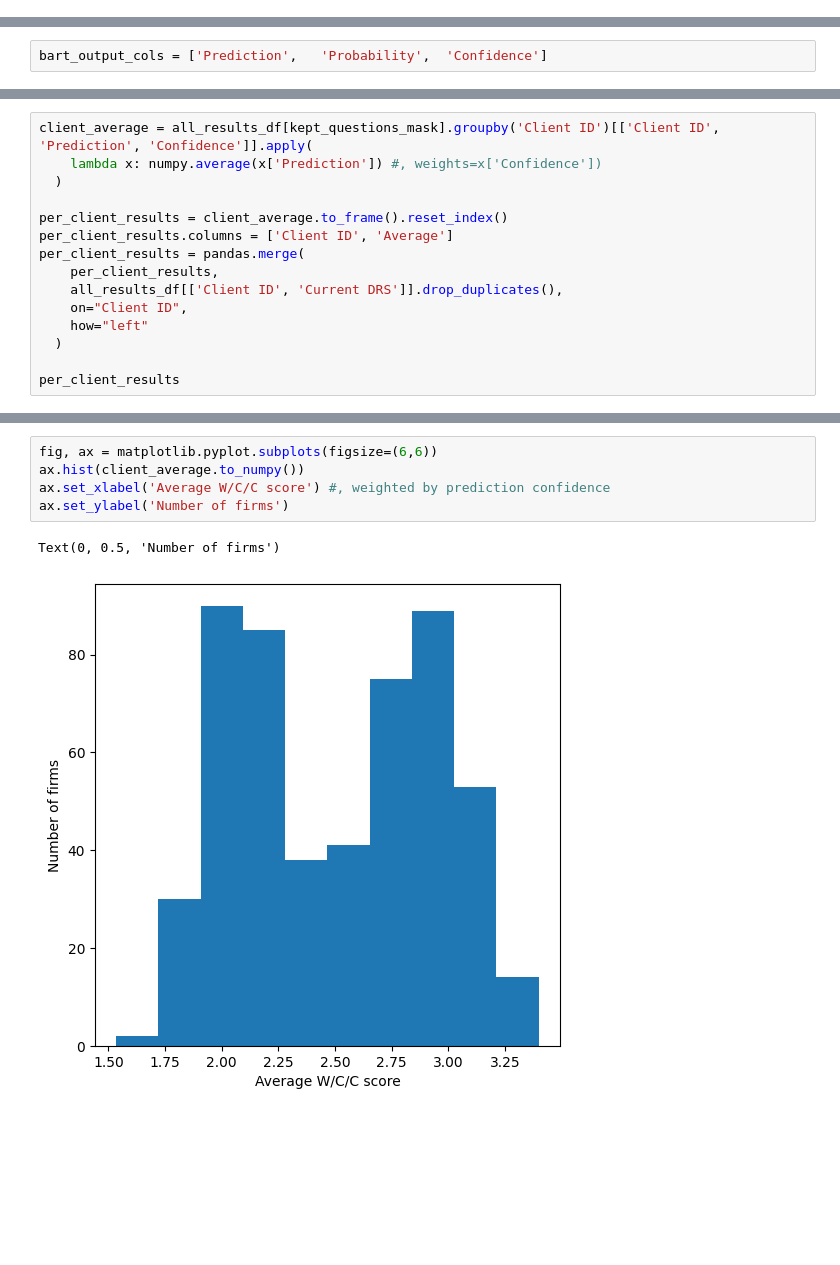
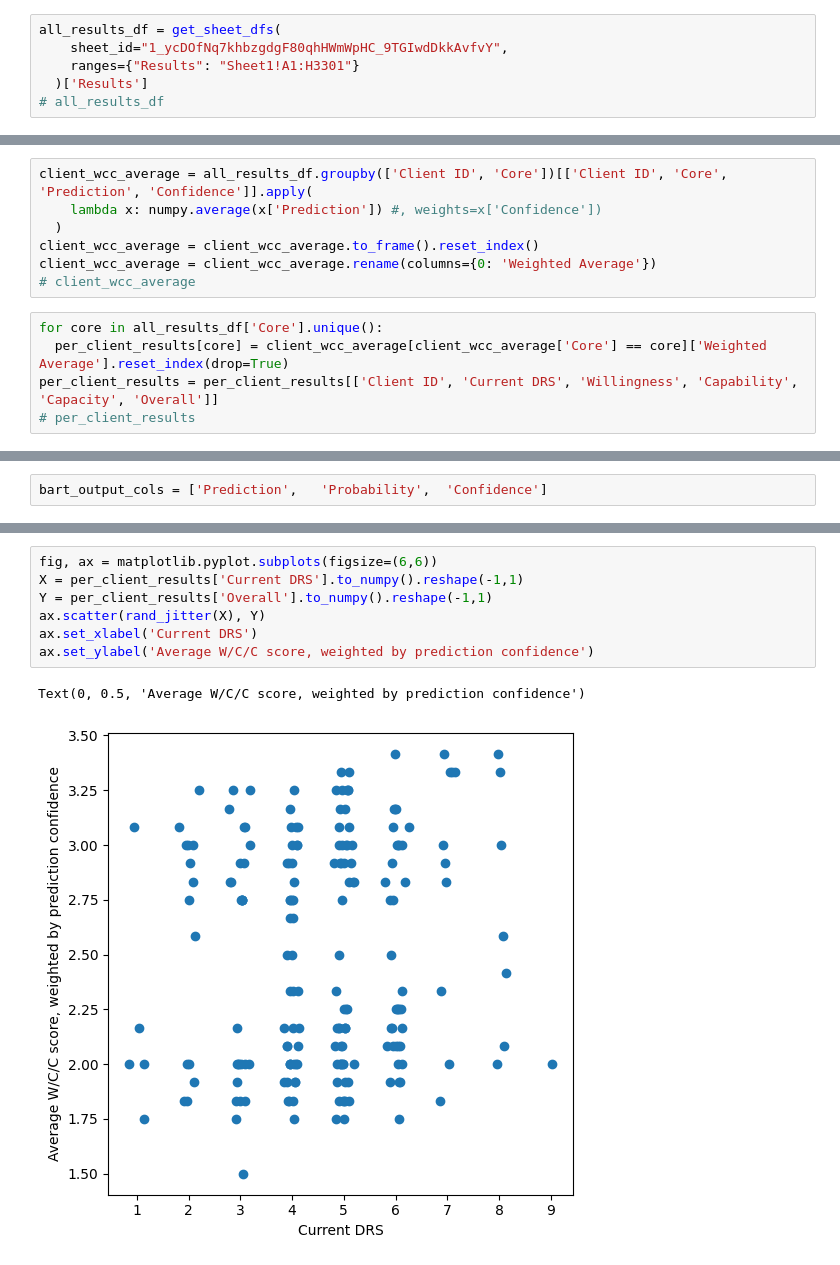
Before and after one commit to roughhawkbit/digi-inno-road-prod, a Jupyter notebook: analysis/Analyse_BART_zero_shot_results.ipynb, the cells around one changed output, grey strips where cells are left out. Saved outputs shown, nothing was run; the diff lists cells and outputs as text; blank space fills up the shorter version.

```diff
--- a/analysis/Analyse_BART_zero_shot_results.ipynb
+++ b/analysis/Analyse_BART_zero_shot_results.ipynb
@@ -155,0 +58,6 @@ kept_questions_mask = all_results_df['Client ID'].notna()
+# %%
+all_results_df = get_sheet_dfs(
+    sheet_id="1_ycDOfNq7khbzgdgF80qhHWmWpHC_9TGIwdDkkAvfvY",
+    ranges={"Results": "Sheet1!A1:H3301"}
+  )['Results']
+# all_results_df
@@ -155,0 +233,12 @@ kept_questions_mask = all_results_df['Client ID'].notna()
+# %%
+client_wcc_average = all_results_df.groupby(['Client ID', 'Core'])[['Client ID', 'Core', 'Prediction', 'Confidence']].apply(
+    lambda x: numpy.average(x['Prediction']) #, weights=x['Confidence'])
+  )
+client_wcc_average = client_wcc_average.to_frame().reset_index()
+client_wcc_average = client_wcc_average.rename(columns={0: 'Weighted Average'})
+# client_wcc_average
+# %%
+for core in all_results_df['Core'].unique():
+  per_client_results[core] = client_wcc_average[client_wcc_average['Core'] == core]['Weighted Average'].reset_index(drop=True)
+per_client_results = per_client_results[['Client ID', 'Current DRS', 'Willingness',	'Capability',	'Capacity', 'Overall']]
+# per_client_results
@@ -190,15 +305,0 @@ all_results_df[kept_questions_mask][['Question']+bart_output_cols].groupby('Ques
-# %%
-client_average = all_results_df[kept_questions_mask].groupby('Client ID')[['Client ID', 'Prediction', 'Confidence']].apply(
-    lambda x: numpy.average(x['Prediction']) #, weights=x['Confidence'])
-  )
-
-per_client_results = client_average.to_frame().reset_index()
-per_client_results.columns = ['Client ID', 'Average']
-per_client_results = pandas.merge(
-    per_client_results,
-    all_results_df[['Client ID', 'Current DRS']].drop_duplicates(),
-    on="Client ID",
-    how="left"
-  )
-
-per_client_results
@@ -225,8 +323,10 @@ per_client_results[['Average',	'Current DRS']].dropna().corr()
 # %%
 fig, ax = matplotlib.pyplot.subplots(figsize=(6,6))
-ax.hist(client_average.to_numpy())
-ax.set_xlabel('Average W/C/C score') #, weighted by prediction confidence
-ax.set_ylabel('Number of firms')
+X = per_client_results['Current DRS'].to_numpy().reshape(-1,1)
+Y = per_client_results['Overall'].to_numpy().reshape(-1,1)
+ax.scatter(rand_jitter(X), Y)
+ax.set_xlabel('Current DRS')
+ax.set_ylabel('Average W/C/C score, weighted by prediction confidence')
 # %% [output]
-Text(0, 0.5, 'Number of firms')
+Text(0, 0.5, 'Average W/C/C score, weighted by prediction confidence')
-[figure, old version]
+[figure, new version]
```
Also changed, not shown: parts of 86 cells of this notebook.
